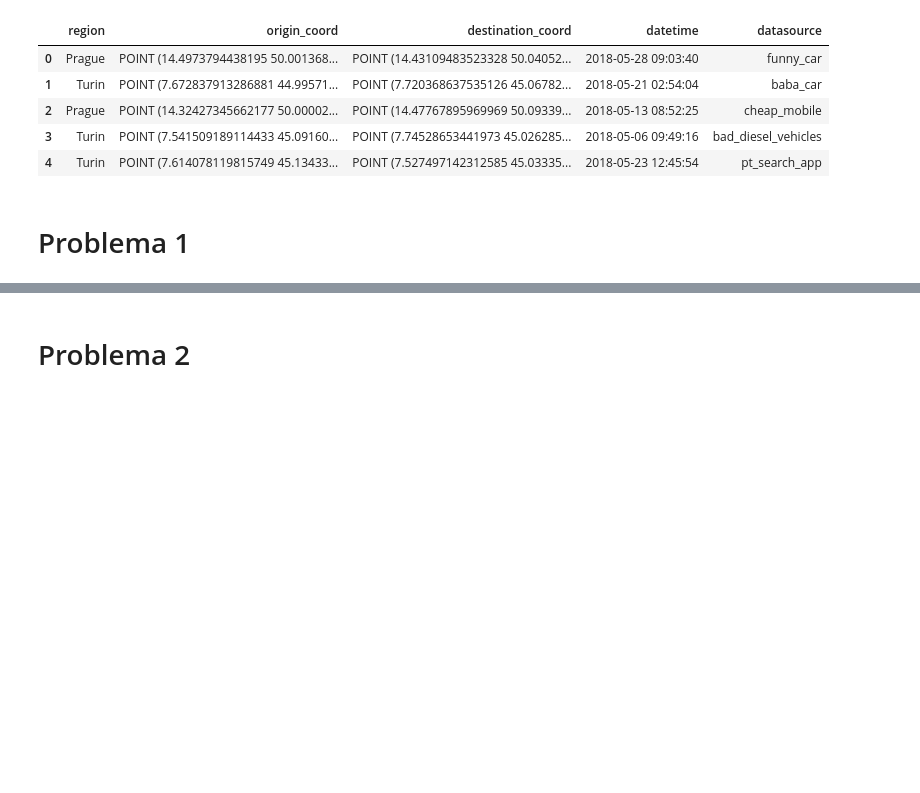
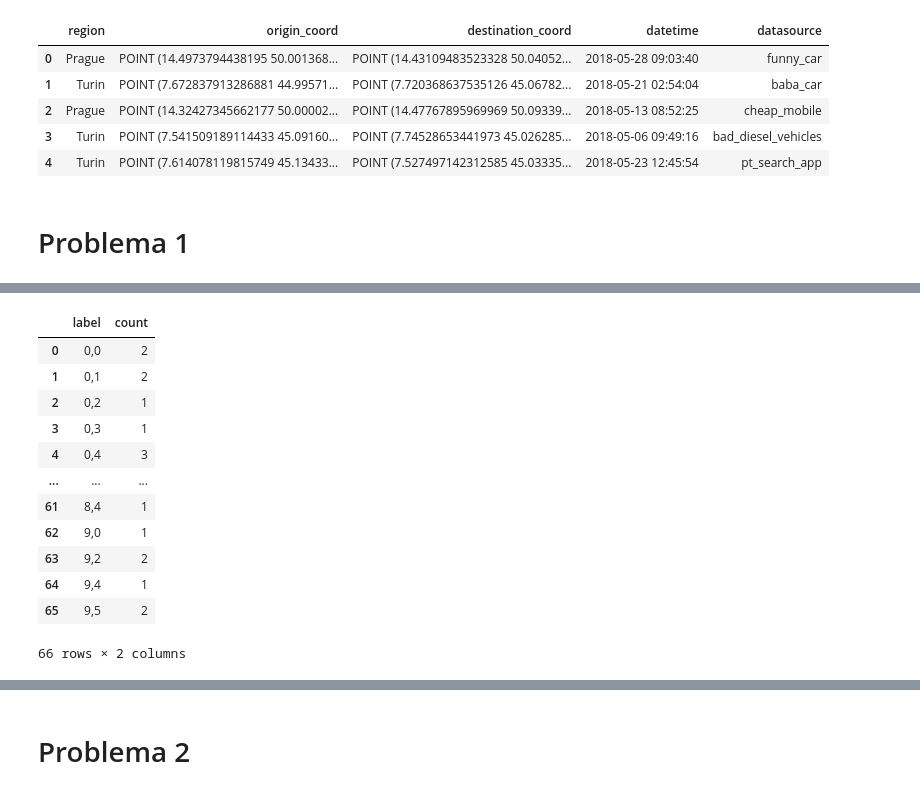
Before and after one commit to pedropereze/NW_Challenge, a Jupyter notebook: NW_DS_Challenge.ipynb, the cells around one changed output, grey strips where cells are left out. Drawn from its saved outputs; the diff is of its cells as text; code cells hidden in the pictures; blank space fills up the shorter version.

```diff
--- a/NW_DS_Challenge.ipynb
+++ b/NW_DS_Challenge.ipynb
@@ -247,0 +241,21 @@ data.iloc[ham[0],:]
+# %%
+#En base a los grupos horarios definimos una funcion que entrega etiquetas (0 a 6)
+#según el horario del viaje de forma numérica
+def time_tags(horas):
+    tags = []
+    for i in range(len(horas)):
+        if horas[i]<(3*60**2+30*60):
+            tags.append(0)
+        elif horas[i]<(8*60**2):
+            tags.append(1)
+        elif horas[i]<(11*60**2+30*60):
+            tags.append(2)
+        elif horas[i]<(14*60**2+30*60):
+            tags.append(3)
+        elif horas[i]<(17*60**2+30*60):
+            tags.append(4)
+        elif horas[i]<(20*60**2+30*60):
+            tags.append(5)
+        else:
+            tags.append(6)
+    return tags
@@ -247,0 +266,14 @@ data.iloc[ham[0],:]
+# %%
+#creamos las etiquetas de los viajes según origen-destino y según hora del viaje
+labels_geo = kmeans_geo.predict(X_scaled)
+labels_time = time_tags(hora_num)
+
+#juntamos las etiquetas en una etiqueta doble
+tags = [str(labels_geo[i])+','+str(labels_time[i]) for i in range(len(labels_geo))]
+
+#agregamos la etiqueta a nuestro dataframe para asociarlas cada viaje
+data['label'] = tags
+# %%
+#creamos un nuevo dataframe con las etiquetas y su cuenta
+df_grouped = data.groupby(['label'])['region'].count().reset_index()
+df_grouped.rename({'region':'count'},axis=1,inplace=True)
@@ -247,0 +317,16 @@ data.iloc[ham[0],:]
+# %%
+df_grouped
+# %% [output]
+|  | label | count |
+| 0 | 0,0 | 2 |
+| 1 | 0,1 | 2 |
+| 2 | 0,2 | 1 |
+| 3 | 0,3 | 1 |
+| 4 | 0,4 | 3 |
+| ... | ... | ... |
+| 61 | 8,4 | 1 |
+| 62 | 9,0 | 1 |
+| 63 | 9,2 | 2 |
+| 64 | 9,4 | 1 |
+| 65 | 9,5 | 2 |
+66 rows × 2 columns
```
Also changed, not shown: parts of 33 cells of this notebook.
